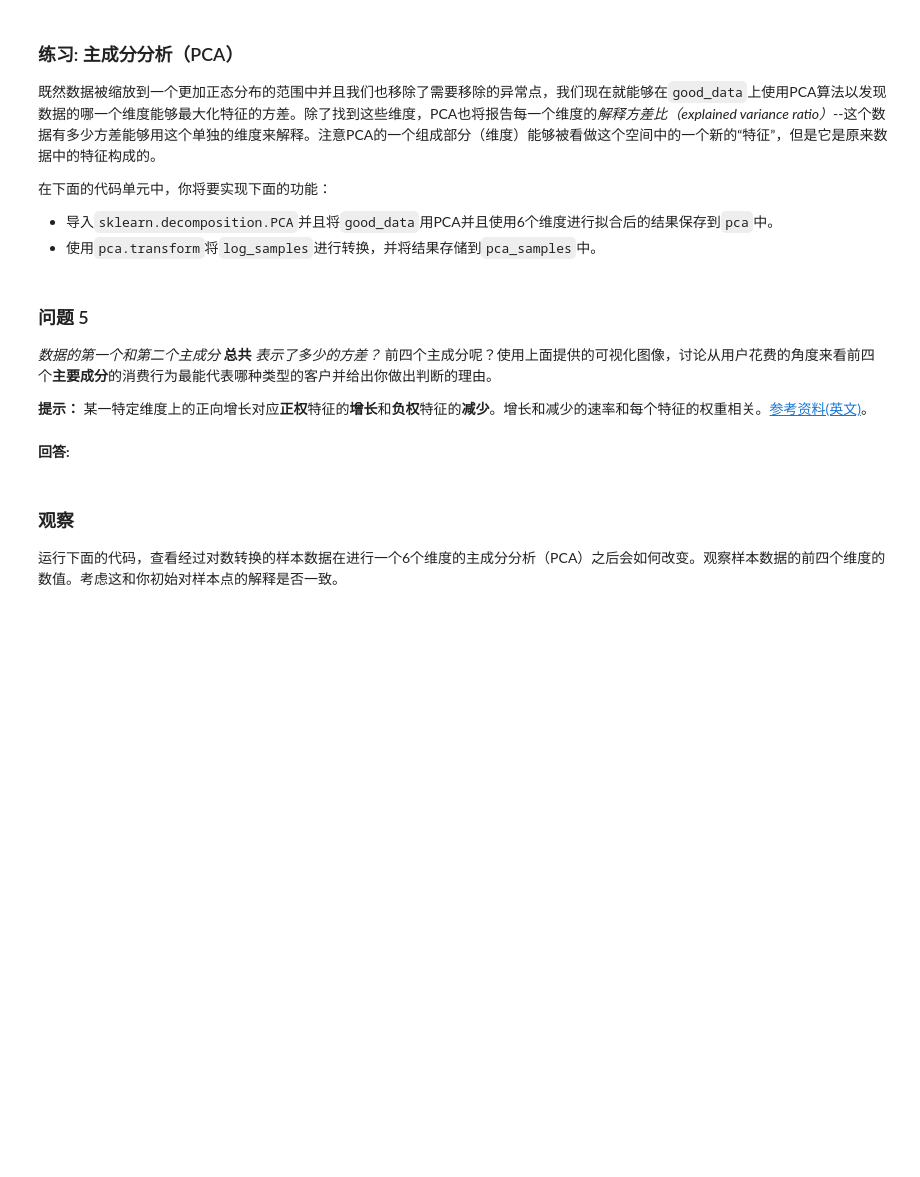
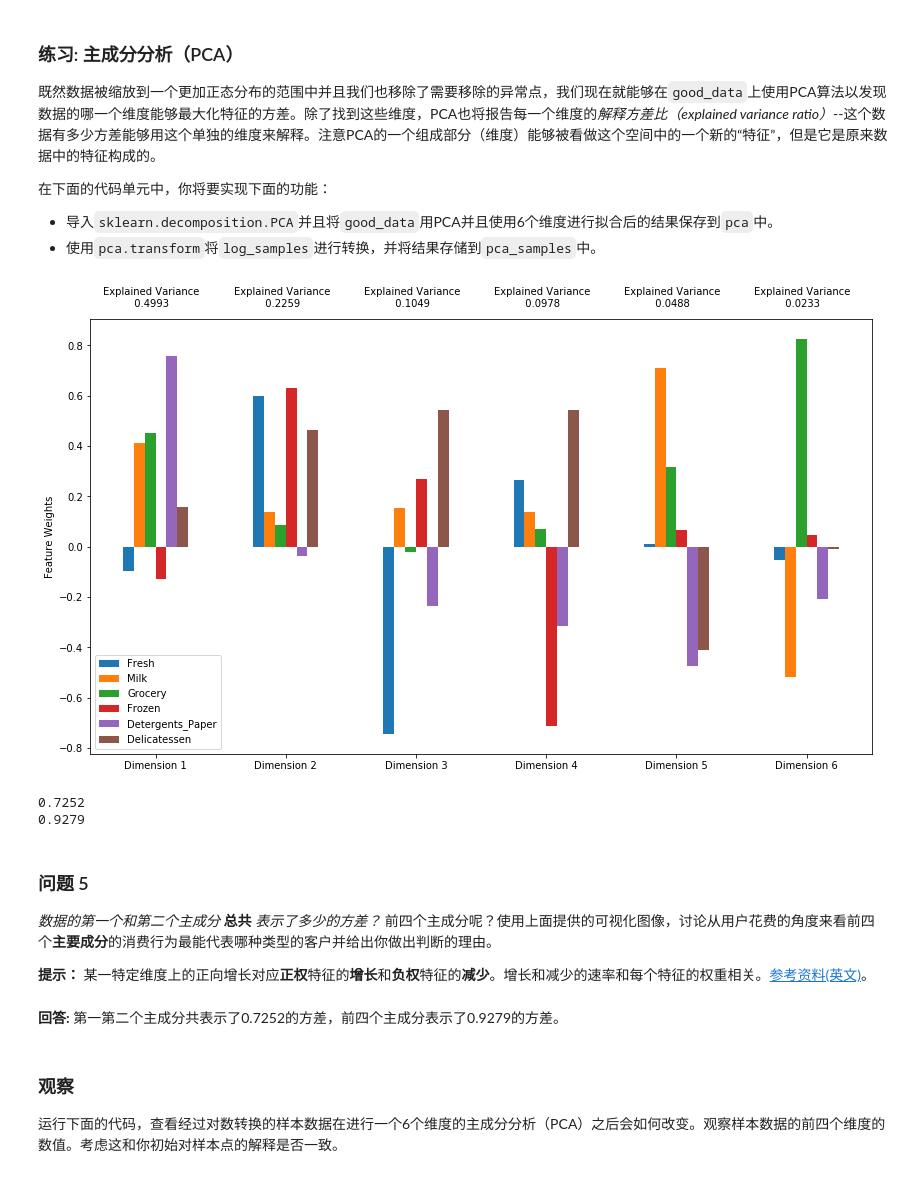
Before and after one commit to fancyChuan/creating_customer_segments, a Jupyter notebook: customer_segments.ipynb, the cells around one changed output. Cells and saved outputs as stored; diff of their text form; code cells hidden in the pictures; blank space fills up the shorter version.

```diff
--- a/customer_segments.ipynb
+++ b/customer_segments.ipynb
@@ -189,24 +198,27 @@ display(log_samples)
 **注意：** 如果你选择移除异常值，请保证你选择的样本点不在这些移除的点当中！
 一旦你完成了这些功能，数据集将存储在`good_data`中。
 # %%
+outliers_list = []
+
 # 对于每一个特征，找到值异常高或者是异常低的数据点
 for feature in log_data.keys():
 
     # TODO：计算给定特征的Q1（数据的25th分位点）
-    Q1 = None
+    Q1 = np.percentile(log_data[feature], 25)
 
     # TODO：计算给定特征的Q3（数据的75th分位点）
-    Q3 = None
+    Q3 = np.percentile(log_data[feature], 75)
 
     # TODO：使用四分位范围计算异常阶（1.5倍的四分位距）
-    step = None
+    step = 1.5 * (Q3 - Q1)
 
     # 显示异常点
     print "Data points considered outliers for the feature '{}':".format(feature)
-    display(log_data[~((log_data[feature] >= Q1 - step) & (log_data[feature] <= Q3 + step))])
+    outlier_df = log_data[~((log_data[feature] >= Q1 - step) & (log_data[feature] <= Q3 + step))]
+    display(outlier_df)
 
-# 可选：选择你希望移除的数据点的索引
-outliers  = []
+    outliers_list.extend(outlier_df.index.tolist())
 
-# 如果选择了的话，移除异常点
-good_data = log_data.drop(log_data.index[outliers]).reset_index(drop = True)
+from collections import Counter
+couter = Counter(outliers_list)
+print filter(lambda x:x[1]>1, couter.items())
@@ -213,3 +287,9 @@ good_data = log_data.drop(log_data.index[outliers]).reset_index(drop = True)
+# %%
+# 可选：选择你希望移除的数据点的索引
+outliers  = couter.keys()
+
+# 如果选择了的话，移除异常点
+good_data = log_data.drop(log_data.index[outliers]).reset_index(drop = True)
 # %% [markdown]
 ### 问题 4
 *请列出所有在多于一个特征下被看作是异常的数据点。这些点应该被从数据集中移除吗？为什么？把你认为需要移除的数据点全部加入到到`outliers`变量中。*
@@ -228,13 +311,22 @@ good_data = log_data.drop(log_data.index[outliers]).reset_index(drop = True)
  - 使用`pca.transform`将`log_samples`进行转换，并将结果存储到`pca_samples`中。
 # %%
 # TODO：通过在good_data上使用PCA，将其转换成和当前特征数一样多的维度
-pca = None
-
+from sklearn.decomposition import PCA
+pca = PCA(n_components=6)
+pca.fit(good_data)
 # TODO：使用上面的PCA拟合将变换施加在log_samples上
-pca_samples = None
+pca_samples = pca.transform(log_samples)
 
 # 生成PCA的结果图
 pca_results = vs.pca_results(good_data, pca)
+# %% [output]
+[figure, added]
+# %%
+print 0.4993+0.2259
+print 0.4993+0.2259 + 0.1049 + 0.0978
+# %% [output]
+0.7252
+0.9279
 # %% [markdown]
 ### 问题 5
 *数据的第一个和第二个主成分* **总共** *表示了多少的方差？*  前四个主成分呢？使用上面提供的可视化图像，讨论从用户花费的角度来看前四个**主要成分**的消费行为最能代表哪种类型的客户并给出你做出判断的理由。
@@ -242,6 +334,7 @@ pca_results = vs.pca_results(good_data, pca)
 **提示：** 某一特定维度上的正向增长对应**正权**特征的**增长**和**负权**特征的**减少**。增长和减少的速率和每个特征的权重相关。[参考资料(英文)](https://onlinecourses.science.psu.edu/stat505/node/54)。
 # %% [markdown]
 **回答:**
+第一第二个主成分共表示了0.7252的方差，前四个主成分表示了0.9279的方差。
 # %% [markdown]
 ### 观察
 运行下面的代码，查看经过对数转换的样本数据在进行一个6个维度的主成分分析（PCA）之后会如何改变。观察样本数据的前四个维度的数值。考虑这和你初始对样本点的解释是否一致。
```
Also changed, not shown: parts of 9 cells of this notebook.
